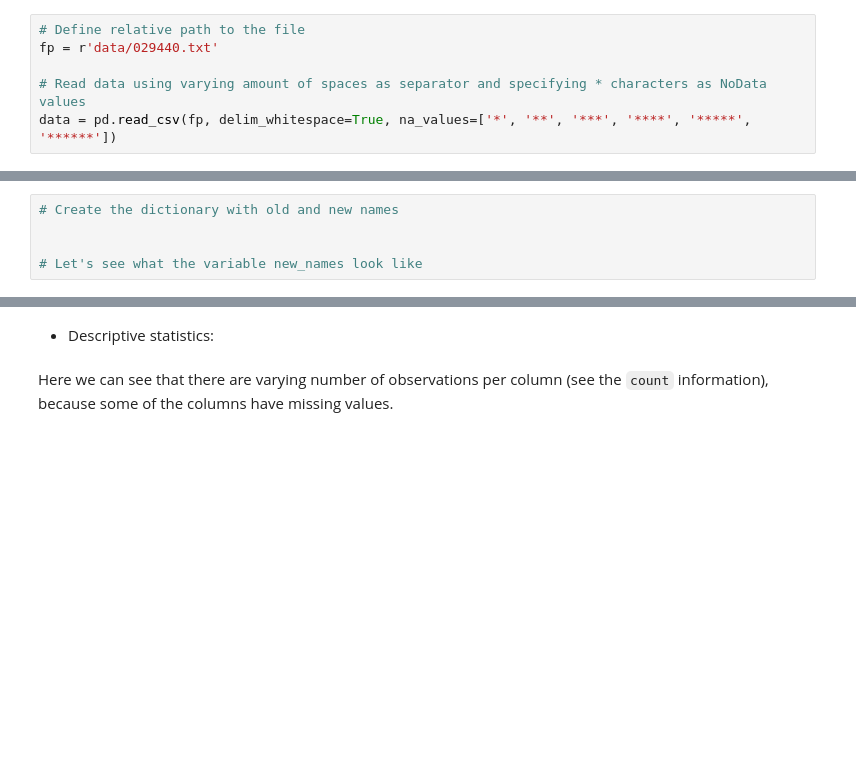
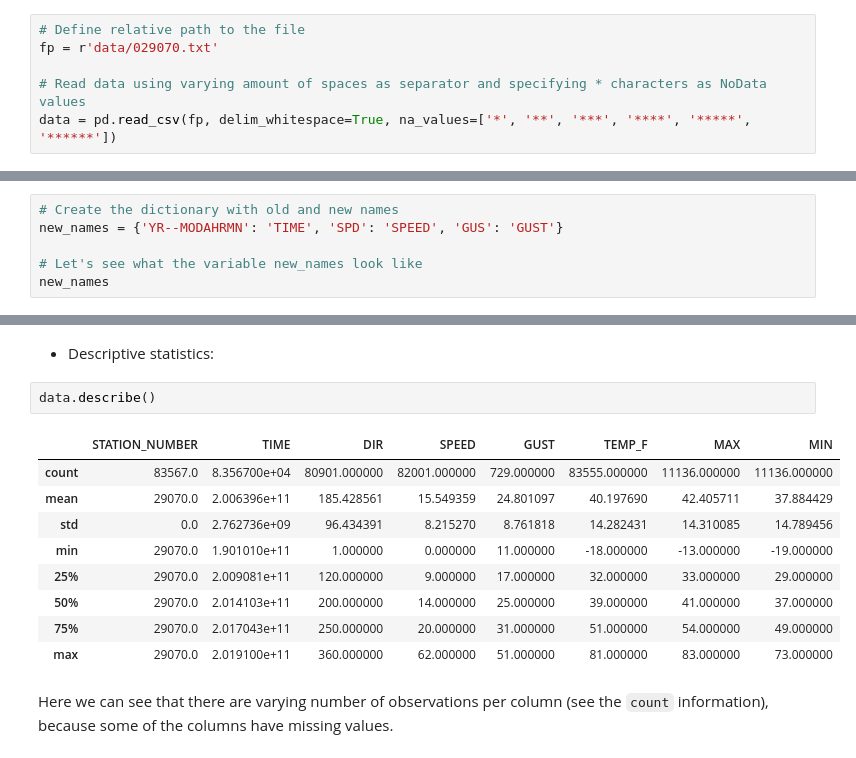
Before and after one commit to kk-ise-agu/gis2021, a Jupyter notebook: Lesson6/advanced-data-processing-with-pandas.ipynb, the cells around one changed output, grey strips where cells are left out. Saved outputs shown, nothing was run; the diff lists cells and outputs as text; blank space fills up the shorter version.

```diff
--- a/Lesson6/advanced-data-processing-with-pandas.ipynb
+++ b/Lesson6/advanced-data-processing-with-pandas.ipynb
@@ -62,7 +75,7 @@ At this point, you can already have a quick look at the input file `029440.txt`
 </div>
 # %%
 # Define relative path to the file
-fp = r'data/029440.txt'
+fp = r'data/029070.txt'
 
 # Read data using varying amount of spaces as separator and specifying * characters as NoData values
 data = pd.read_csv(fp, delim_whitespace=True, na_values=['*', '**', '***', '****', '*****', '******'])
@@ -107,6 +149,7 @@ We can define the new column names using a [dictionary](https://www.tutorialspoi
    - `GUS` to `GUST`
 # %%
 # Create the dictionary with old and new names
-
+new_names = {'YR--MODAHRMN': 'TIME', 'SPD': 'SPEED', 'GUS': 'GUST'}
 
 # Let's see what the variable new_names look like
+new_names
@@ -150,5 +242,17 @@ As we learned last week, it's always a good idea to check basic properties of th
 # %% [markdown]
 - Descriptive statistics:
+# %%
+data.describe()
+# %% [output]
+|  | STATION_NUMBER | TIME | DIR | SPEED | GUST | TEMP_F | MAX | MIN |
+| count | 83567.0 | 8.356700e+04 | 80901.000000 | 82001.000000 | 729.000000 | 83555.000000 | 11136.000000 | 11136.000000 |
+| mean | 29070.0 | 2.006396e+11 | 185.428561 | 15.549359 | 24.801097 | 40.197690 | 42.405711 | 37.884429 |
+| std | 0.0 | 2.762736e+09 | 96.434391 | 8.215270 | 8.761818 | 14.282431 | 14.310085 | 14.789456 |
+| min | 29070.0 | 1.901010e+11 | 1.000000 | 0.000000 | 11.000000 | -18.000000 | -13.000000 | -19.000000 |
+| 25% | 29070.0 | 2.009081e+11 | 120.000000 | 9.000000 | 17.000000 | 32.000000 | 33.000000 | 29.000000 |
+| 50% | 29070.0 | 2.014103e+11 | 200.000000 | 14.000000 | 25.000000 | 39.000000 | 41.000000 | 37.000000 |
+| 75% | 29070.0 | 2.017043e+11 | 250.000000 | 20.000000 | 31.000000 | 51.000000 | 54.000000 | 49.000000 |
+| max | 29070.0 | 2.019100e+11 | 360.000000 | 62.000000 | 51.000000 | 81.000000 | 83.000000 | 73.000000 |
 # %% [markdown]
 Here we can see that there are varying number of observations per column (see the `count` information), because some of the columns have missing values.
 # %% [markdown]
```
Also changed, not shown: parts of 58 cells of this notebook.
